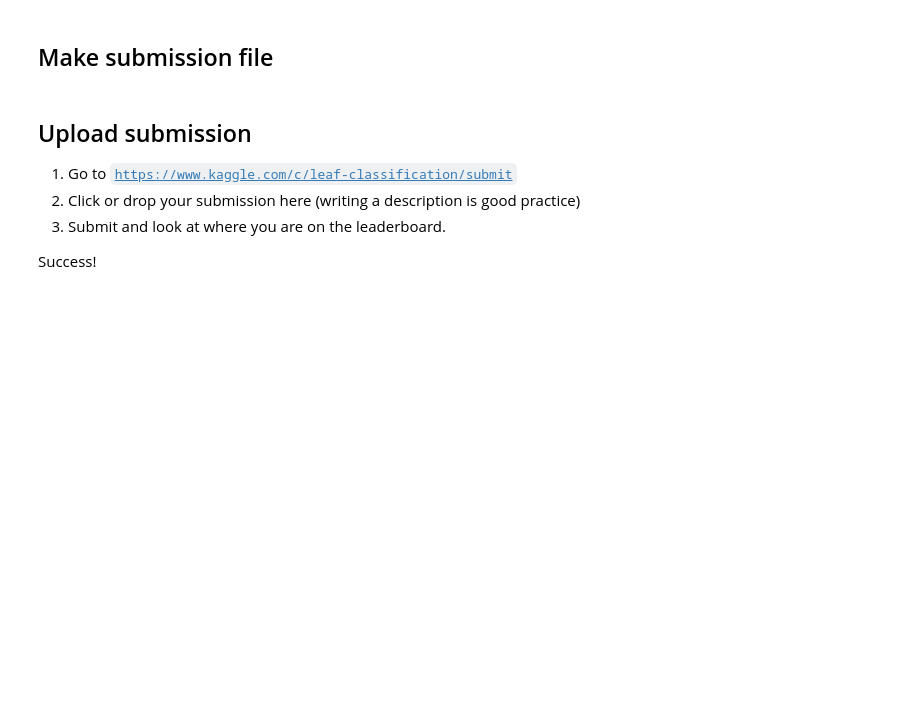
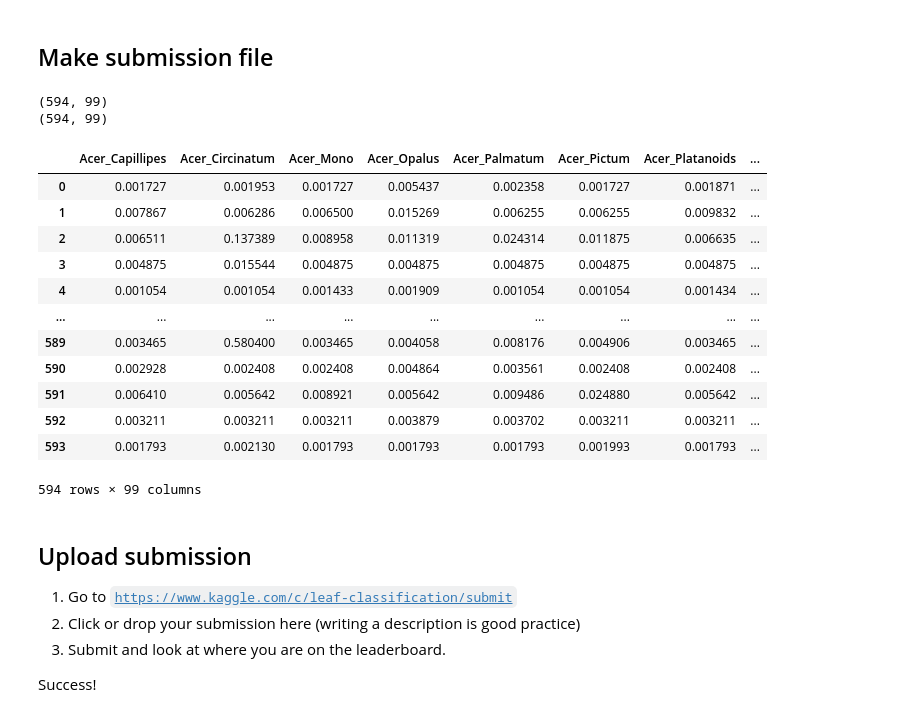
Before and after one commit to LaugeHermansen/02456-deep-learning-with-PyTorch, a Jupyter notebook: 6_Mini_Project/6.1-EXE-Kaggle-Leaf-Challenge.ipynb, the cells around one changed output. Cells and saved outputs as stored; diff of their text form; code cells hidden in the pictures; blank space fills up the shorter version.

```diff
--- a/6_Mini_Project/6.1-EXE-Kaggle-Leaf-Challenge.ipynb
+++ b/6_Mini_Project/6.1-EXE-Kaggle-Leaf-Challenge.ipynb
@@ -436,7 +416,7 @@ Choose a reasonable batch size the `batch_size = ?` parameter below, and note yo
     * **gradient approximation:** smaller batches are have more stochastic noise, which avoid loal minimas, however, too small will result in a very poor apporximation of the gradient of loss wrt weights
     * **memory usage:** largers bathces use a lot of memory and train slower because of more calculations. However, they allow for larger learning rate, and larger batch sizes are easier to benefit from paralization.
 # %%
-batch_size = 37
+batch_size = 17
 dummy_batch_gen = data_utils.batch_generator(data, batch_size=batch_size, num_classes=NUM_CLASSES, num_iterations=5e3, seed=42)
 train_batch = next(dummy_batch_gen.gen_train())
 valid_batch, i = next(dummy_batch_gen.gen_valid())
@@ -728,5 +701,6 @@ _x_texture = get_variable(Variable(torch.from_numpy(randnorm(_feature_shape))))
 # print(_x_texture.shape)
 
 # test the forward pass
-output = net(x_img=_x_image, x_margin=_x_margin, x_shape=_x_shape, x_texture=_x_texture, print_shapes=True)
-# output['out'].shape
+test_net = Net()
+output = test_net(x_img=_x_image, x_margin=_x_margin, x_shape=_x_shape, x_texture=_x_texture, print_shapes=True)
+output['out'].shape
@@ -927,15 +910,31 @@ batch_test.keys()
 # %%
 preds_df = pd.DataFrame(preds_test, columns=data.le.classes_)
 print(preds_df.shape)
 preds_df = preds_df.apply(lambda x: np.exp(x)/np.sum(np.exp(x)), axis = 1)
 print(preds_df.shape)
 ids_test_df = pd.DataFrame(ids_test, columns=["id"])
 submission = pd.concat([ids_test_df, preds_df], axis=1)
 submission.to_csv(drive_path + 'submission.csv', index=False)
 
 # below prints the submission, can be removed and replaced with code block below
-submission.head(5)
+submission
 # ids_test_df.head(5)
+# %% [output]
+(594, 99)
+(594, 99)
+|  | Acer_Capillipes | Acer_Circinatum | Acer_Mono | Acer_Opalus | Acer_Palmatum | Acer_Pictum | Acer_Platanoids | ... |
+| 0 | 0.001727 | 0.001953 | 0.001727 | 0.005437 | 0.002358 | 0.001727 | 0.001871 | ... |
+| 1 | 0.007867 | 0.006286 | 0.006500 | 0.015269 | 0.006255 | 0.006255 | 0.009832 | ... |
+| 2 | 0.006511 | 0.137389 | 0.008958 | 0.011319 | 0.024314 | 0.011875 | 0.006635 | ... |
+| 3 | 0.004875 | 0.015544 | 0.004875 | 0.004875 | 0.004875 | 0.004875 | 0.004875 | ... |
+| 4 | 0.001054 | 0.001054 | 0.001433 | 0.001909 | 0.001054 | 0.001054 | 0.001434 | ... |
+| ... | ... | ... | ... | ... | ... | ... | ... | ... |
+| 589 | 0.003465 | 0.580400 | 0.003465 | 0.004058 | 0.008176 | 0.004906 | 0.003465 | ... |
+| 590 | 0.002928 | 0.002408 | 0.002408 | 0.004864 | 0.003561 | 0.002408 | 0.002408 | ... |
+| 591 | 0.006410 | 0.005642 | 0.008921 | 0.005642 | 0.009486 | 0.024880 | 0.005642 | ... |
+| 592 | 0.003211 | 0.003211 | 0.003211 | 0.003879 | 0.003702 | 0.003211 | 0.003211 | ... |
+| 593 | 0.001793 | 0.002130 | 0.001793 | 0.001793 | 0.001793 | 0.001993 | 0.001793 | ... |
+594 rows × 99 columns
 # %% [markdown]
 ## Upload submission
 
```
Also changed, not shown: parts of 23 cells of this notebook.
